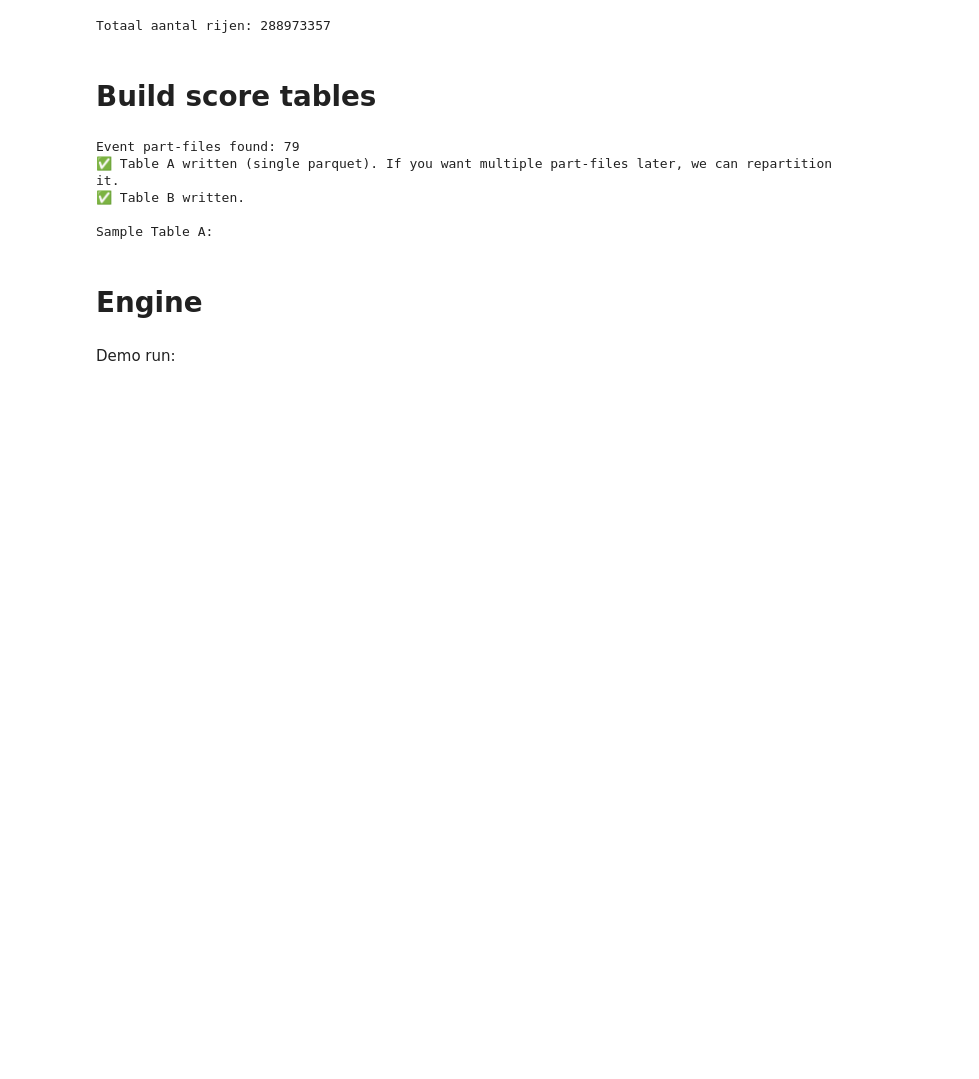
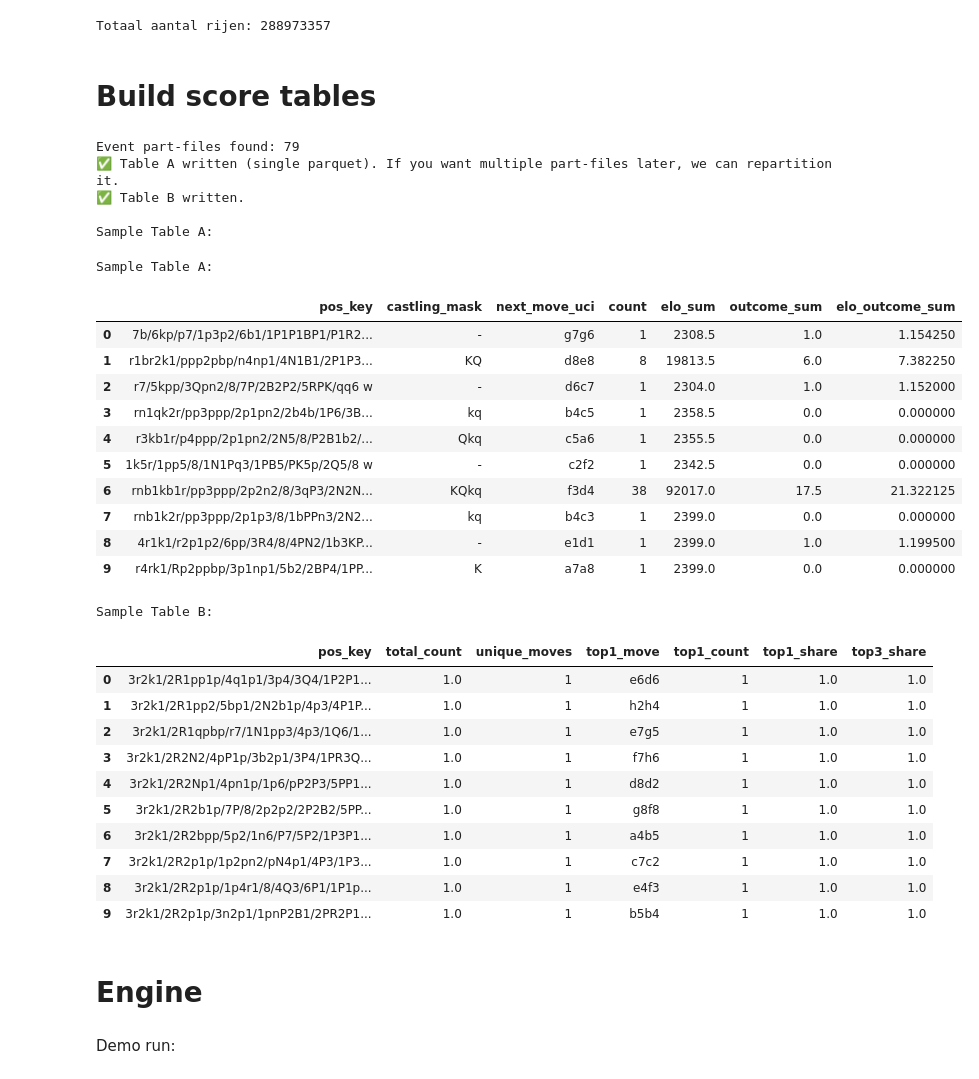
Before and after one commit to marjanbho/HowestProject, a Jupyter notebook: HowestProject_Recommendation_Engine.ipynb, the cells around one changed output. Cells and saved outputs as stored; diff of their text form; code cells hidden in the pictures; blank space fills up the shorter version.

```diff
--- a/HowestProject_Recommendation_Engine.ipynb
+++ b/HowestProject_Recommendation_Engine.ipynb
@@ -815,3 +811,45 @@ Event part-files found: 79
 ✅ Table B written.
 
 Sample Table A:
+# %%
+import pandas as pd
+A_PARTIAL_DIR = OUT_DIR / "agg_position_move_partials"   # partials (one per event-part)
+A_FINAL_DIR   = OUT_DIR / "agg_position_move"            # Table A (final dataset folder)
+B_FINAL_DIR   = OUT_DIR / "agg_position_stats"           # Table B (final dataset folder)
+
+print("\nSample Table A:")
+# display(pd.read_parquet(A_FINAL_DIR / "tableA.parquet").head(10))
+
+pf = pq.ParquetFile(A_FINAL_DIR / "tableA.parquet")
+table = pf.read_row_group(0)
+display(table.to_pandas().head(10))
+
+print("\nSample Table B:")
+pf = pq.ParquetFile(B_FINAL_DIR / "tableB.parquet")
+table = pf.read_row_group(0)
+display(table.to_pandas().head(10))
+# %% [output]
+Sample Table A:
+|  | pos_key | castling_mask | next_move_uci | count | elo_sum | outcome_sum | elo_outcome_sum |
+| 0 | 7b/6kp/p7/1p3p2/6b1/1P1P1BP1/P1R2... | - | g7g6 | 1 | 2308.5 | 1.0 | 1.154250 |
+| 1 | r1br2k1/ppp2pbp/n4np1/4N1B1/2P1P3... | KQ | d8e8 | 8 | 19813.5 | 6.0 | 7.382250 |
+| 2 | r7/5kpp/3Qpn2/8/7P/2B2P2/5RPK/qq6 w | - | d6c7 | 1 | 2304.0 | 1.0 | 1.152000 |
+| 3 | rn1qk2r/pp3ppp/2p1pn2/2b4b/1P6/3B... | kq | b4c5 | 1 | 2358.5 | 0.0 | 0.000000 |
+| 4 | r3kb1r/p4ppp/2p1pn2/2N5/8/P2B1b2/... | Qkq | c5a6 | 1 | 2355.5 | 0.0 | 0.000000 |
+| 5 | 1k5r/1pp5/8/1N1Pq3/1PB5/PK5p/2Q5/8 w | - | c2f2 | 1 | 2342.5 | 0.0 | 0.000000 |
+| 6 | rnb1kb1r/pp3ppp/2p2n2/8/3qP3/2N2N... | KQkq | f3d4 | 38 | 92017.0 | 17.5 | 21.322125 |
+| 7 | rnb1k2r/pp3ppp/2p1p3/8/1bPPn3/2N2... | kq | b4c3 | 1 | 2399.0 | 0.0 | 0.000000 |
+| 8 | 4r1k1/r2p1p2/6pp/3R4/8/4PN2/1b3KP... | - | e1d1 | 1 | 2399.0 | 1.0 | 1.199500 |
+| 9 | r4rk1/Rp2ppbp/3p1np1/5b2/2BP4/1PP... | K | a7a8 | 1 | 2399.0 | 0.0 | 0.000000 |
+Sample Table B:
+|  | pos_key | total_count | unique_moves | top1_move | top1_count | top1_share | top3_share |
+| 0 | 3r2k1/2R1pp1p/4q1p1/3p4/3Q4/1P2P1... | 1.0 | 1 | e6d6 | 1 | 1.0 | 1.0 |
+| 1 | 3r2k1/2R1pp2/5bp1/2N2b1p/4p3/4P1P... | 1.0 | 1 | h2h4 | 1 | 1.0 | 1.0 |
+| 2 | 3r2k1/2R1qpbp/r7/1N1pp3/4p3/1Q6/1... | 1.0 | 1 | e7g5 | 1 | 1.0 | 1.0 |
+| 3 | 3r2k1/2R2N2/4pP1p/3b2p1/3P4/1PR3Q... | 1.0 | 1 | f7h6 | 1 | 1.0 | 1.0 |
+| 4 | 3r2k1/2R2Np1/4pn1p/1p6/pP2P3/5PP1... | 1.0 | 1 | d8d2 | 1 | 1.0 | 1.0 |
+| 5 | 3r2k1/2R2b1p/7P/8/2p2p2/2P2B2/5PP... | 1.0 | 1 | g8f8 | 1 | 1.0 | 1.0 |
+| 6 | 3r2k1/2R2bpp/5p2/1n6/P7/5P2/1P3P1... | 1.0 | 1 | a4b5 | 1 | 1.0 | 1.0 |
+| 7 | 3r2k1/2R2p1p/1p2pn2/pN4p1/4P3/1P3... | 1.0 | 1 | c7c2 | 1 | 1.0 | 1.0 |
+| 8 | 3r2k1/2R2p1p/1p4r1/8/4Q3/6P1/1P1p... | 1.0 | 1 | e4f3 | 1 | 1.0 | 1.0 |
+| 9 | 3r2k1/2R2p1p/3n2p1/1pnP2B1/2PR2P1... | 1.0 | 1 | b5b4 | 1 | 1.0 | 1.0 |
```
Also changed, not shown: parts of 3 cells of this notebook.
